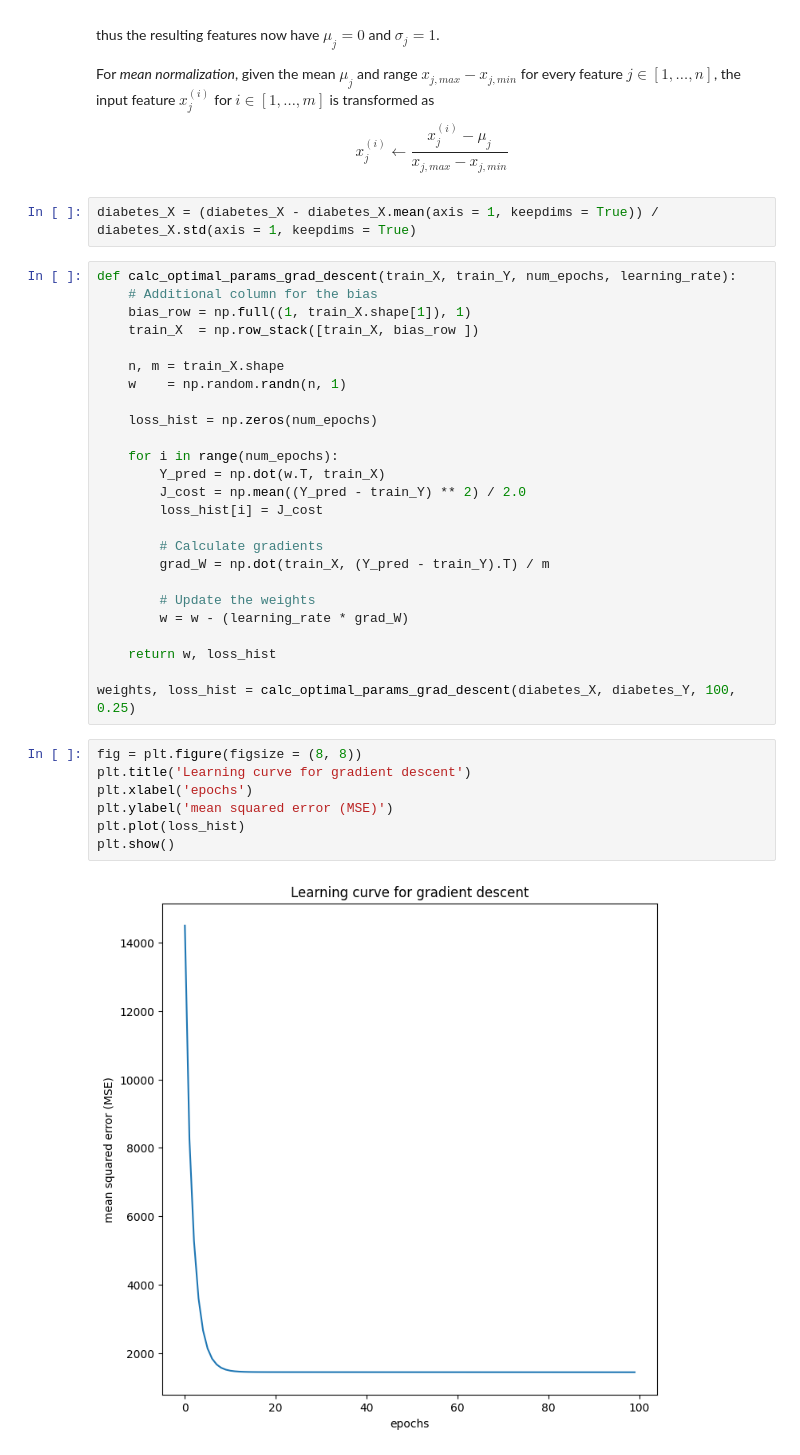
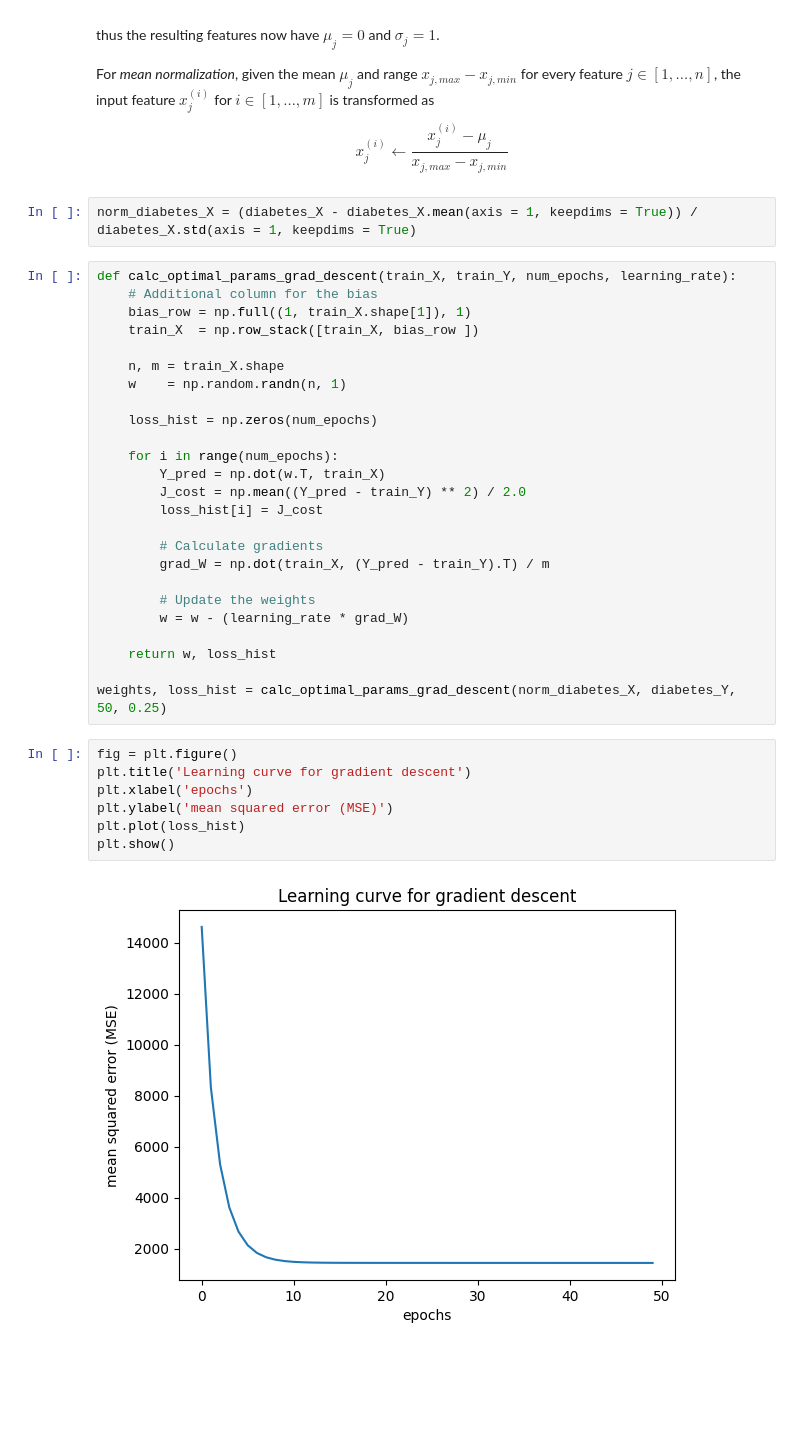
Before and after one commit to UAFederez/MachineLearning, a Jupyter notebook: 02-Multivariate_Linear_Regression.ipynb, the cells around one changed output. Drawn from its saved outputs; the diff is of its cells as text; blank space fills up the shorter version.

```diff
--- a/02-Multivariate_Linear_Regression.ipynb
+++ b/02-Multivariate_Linear_Regression.ipynb
@@ -159,7 +159,7 @@ $$
 x^{(i)}_j\leftarrow\frac{x^{(i)}_j-\mu_j}{x_{j,max}-x_{j,min}}
 $$
 # %%
-diabetes_X = (diabetes_X - diabetes_X.mean(axis = 1, keepdims = True)) / diabetes_X.std(axis = 1, keepdims = True)
+norm_diabetes_X = (diabetes_X - diabetes_X.mean(axis = 1, keepdims = True)) / diabetes_X.std(axis = 1, keepdims = True)
 # %%
 def calc_optimal_params_grad_descent(train_X, train_Y, num_epochs, learning_rate):
     # Additional column for the bias
@@ -184,16 +184,16 @@ def calc_optimal_params_grad_descent(train_X, train_Y, num_epochs, learning_rate
 
     return w, loss_hist
 
-weights, loss_hist = calc_optimal_params_grad_descent(diabetes_X, diabetes_Y, 100, 0.25)
+weights, loss_hist = calc_optimal_params_grad_descent(norm_diabetes_X, diabetes_Y, 50, 0.25)
 # %%
-fig = plt.figure(figsize = (8, 8))
+fig = plt.figure()
 plt.title('Learning curve for gradient descent')
 plt.xlabel('epochs')
 plt.ylabel('mean squared error (MSE)')
 plt.plot(loss_hist)
 plt.show()
 # %% [output]
-[figure, old version]
+[figure, new version]
 # %%
 weights
 # %% [output]
```
Also changed, not shown: parts of 1 cell of this notebook, 2 other files.
